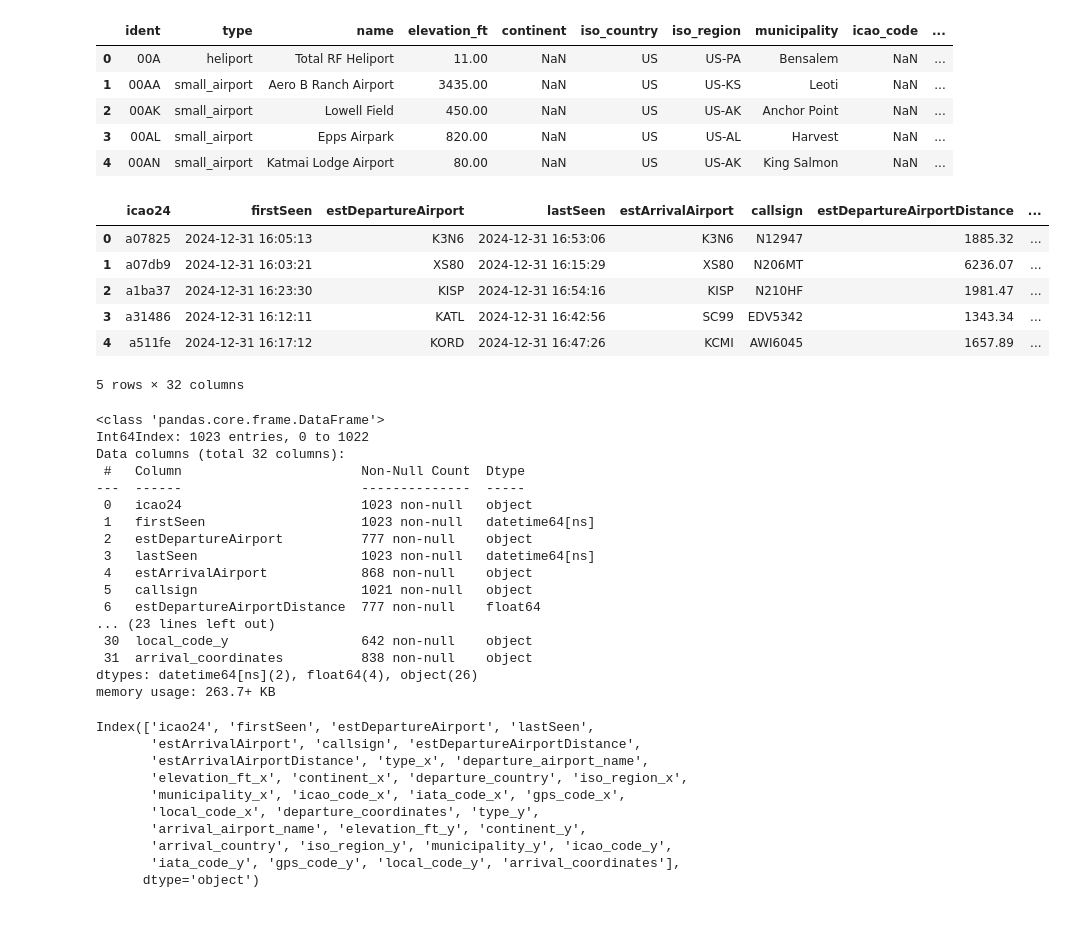
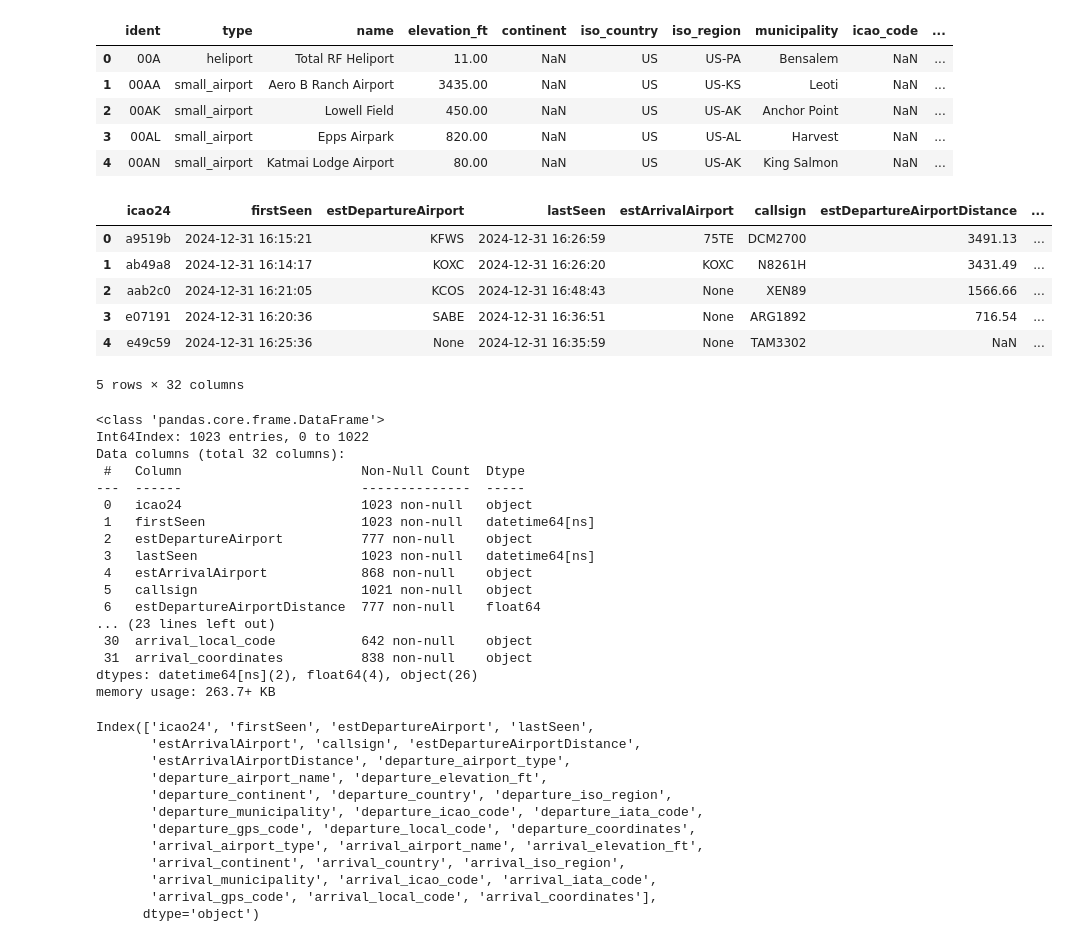
Before and after one commit to nxbfuentes/Noel_DataEngineering_Project_1, a Jupyter notebook: etl.ipynb, the cells around one changed output. Saved outputs shown, nothing was run; the diff lists cells and outputs as text; code cells hidden in the pictures.

Commit message:
Refactor OpenSky flights data enrichment to include additional airport details and streamline final DataFrame structure

```diff
--- a/etl.ipynb
+++ b/etl.ipynb
@@ -93,20 +93,46 @@ df_airports.head()
 # %%
 # Merge for departure airport information
 merged_departure = df_flights_transformed.merge(df_airports, left_on='estDepartureAirport', right_on='ident', how='left').drop('ident', axis=1)
-merged_departure = merged_departure.rename(columns={'name': 'departure_airport_name', 'coordinates': 'departure_coordinates', 'iso_country': 'departure_country'})
+merged_departure = merged_departure.rename(columns={
+    'name': 'departure_airport_name',
+    'coordinates': 'departure_coordinates',
+    'iso_country': 'departure_country',
+    'elevation_ft': 'departure_elevation_ft',
+    'continent': 'departure_continent',
+    'iso_region': 'departure_iso_region',
+    'municipality': 'departure_municipality',
+    'icao_code': 'departure_icao_code',
+    'iata_code': 'departure_iata_code',
+    'gps_code': 'departure_gps_code',
+    'local_code': 'departure_local_code',
+    'type': 'departure_airport_type',
+})
 
 # Merge for arrival airport information
 final_merged = merged_departure.merge(df_airports, left_on='estArrivalAirport', right_on='ident', how='left').drop('ident', axis=1)
-final_merged = final_merged.rename(columns={'name': 'arrival_airport_name', 'coordinates': 'arrival_coordinates', 'iso_country': 'arrival_country'})
+final_merged = final_merged.rename(columns={
+    'name': 'arrival_airport_name',
+    'coordinates': 'arrival_coordinates',
+    'iso_country': 'arrival_country',
+    'elevation_ft': 'arrival_elevation_ft',
+    'continent': 'arrival_continent',
+    'iso_region': 'arrival_iso_region',
+    'municipality': 'arrival_municipality',
+    'icao_code': 'arrival_icao_code',
+    'iata_code': 'arrival_iata_code',
+    'gps_code': 'arrival_gps_code',
+    'local_code': 'arrival_local_code',
+    'type': 'arrival_airport_type',
+})
 
 final_merged.head()
 # %% [output]
 |  | icao24 | firstSeen | estDepartureAirport | lastSeen | estArrivalAirport | callsign | estDepartureAirportDistance | ... |
-| 0 | a07825 | 2024-12-31 16:05:13 | K3N6 | 2024-12-31 16:53:06 | K3N6 | N12947 | 1885.32 | ... |
-| 1 | a07db9 | 2024-12-31 16:03:21 | XS80 | 2024-12-31 16:15:29 | XS80 | N206MT | 6236.07 | ... |
-| 2 | a1ba37 | 2024-12-31 16:23:30 | KISP | 2024-12-31 16:54:16 | KISP | N210HF | 1981.47 | ... |
-| 3 | a31486 | 2024-12-31 16:12:11 | KATL | 2024-12-31 16:42:56 | SC99 | EDV5342 | 1343.34 | ... |
-| 4 | a511fe | 2024-12-31 16:17:12 | KORD | 2024-12-31 16:47:26 | KCMI | AWI6045 | 1657.89 | ... |
+| 0 | a9519b | 2024-12-31 16:15:21 | KFWS | 2024-12-31 16:26:59 | 75TE | DCM2700 | 3491.13 | ... |
+| 1 | ab49a8 | 2024-12-31 16:14:17 | KOXC | 2024-12-31 16:26:20 | KOXC | N8261H | 3431.49 | ... |
+| 2 | aab2c0 | 2024-12-31 16:21:05 | KCOS | 2024-12-31 16:48:43 | None | XEN89 | 1566.66 | ... |
+| 3 | e07191 | 2024-12-31 16:20:36 | SABE | 2024-12-31 16:36:51 | None | ARG1892 | 716.54 | ... |
+| 4 | e49c59 | 2024-12-31 16:25:36 | None | 2024-12-31 16:35:59 | None | TAM3302 | NaN | ... |
 5 rows × 32 columns
 # %%
 final_merged.info()
@@ -124,7 +150,7 @@ Data columns (total 32 columns):
  5   callsign                     1021 non-null   object
  6   estDepartureAirportDistance  777 non-null    float64
 ... (23 lines left out)
- 30  local_code_y                 642 non-null    object
+ 30  arrival_local_code           642 non-null    object
  31  arrival_coordinates          838 non-null    object
 dtypes: datetime64[ns](2), float64(4), object(26)
 memory usage: 263.7+ KB
@@ -133,11 +159,13 @@ final_merged.columns
 # %% [output]
 Index(['icao24', 'firstSeen', 'estDepartureAirport', 'lastSeen',
        'estArrivalAirport', 'callsign', 'estDepartureAirportDistance',
-       'estArrivalAirportDistance', 'type_x', 'departure_airport_name',
-       'elevation_ft_x', 'continent_x', 'departure_country', 'iso_region_x',
-       'municipality_x', 'icao_code_x', 'iata_code_x', 'gps_code_x',
-       'local_code_x', 'departure_coordinates', 'type_y',
-       'arrival_airport_name', 'elevation_ft_y', 'continent_y',
-       'arrival_country', 'iso_region_y', 'municipality_y', 'icao_code_y',
-       'iata_code_y', 'gps_code_y', 'local_code_y', 'arrival_coordinates'],
+       'estArrivalAirportDistance', 'departure_airport_type',
+       'departure_airport_name', 'departure_elevation_ft',
+       'departure_continent', 'departure_country', 'departure_iso_region',
+       'departure_municipality', 'departure_icao_code', 'departure_iata_code',
+       'departure_gps_code', 'departure_local_code', 'departure_coordinates',
+       'arrival_airport_type', 'arrival_airport_name', 'arrival_elevation_ft',
+       'arrival_continent', 'arrival_country', 'arrival_iso_region',
+       'arrival_municipality', 'arrival_icao_code', 'arrival_iata_code',
+       'arrival_gps_code', 'arrival_local_code', 'arrival_coordinates'],
       dtype='object')
```
Also changed, not shown: parts of 5 cells of this notebook, 2 other files.
